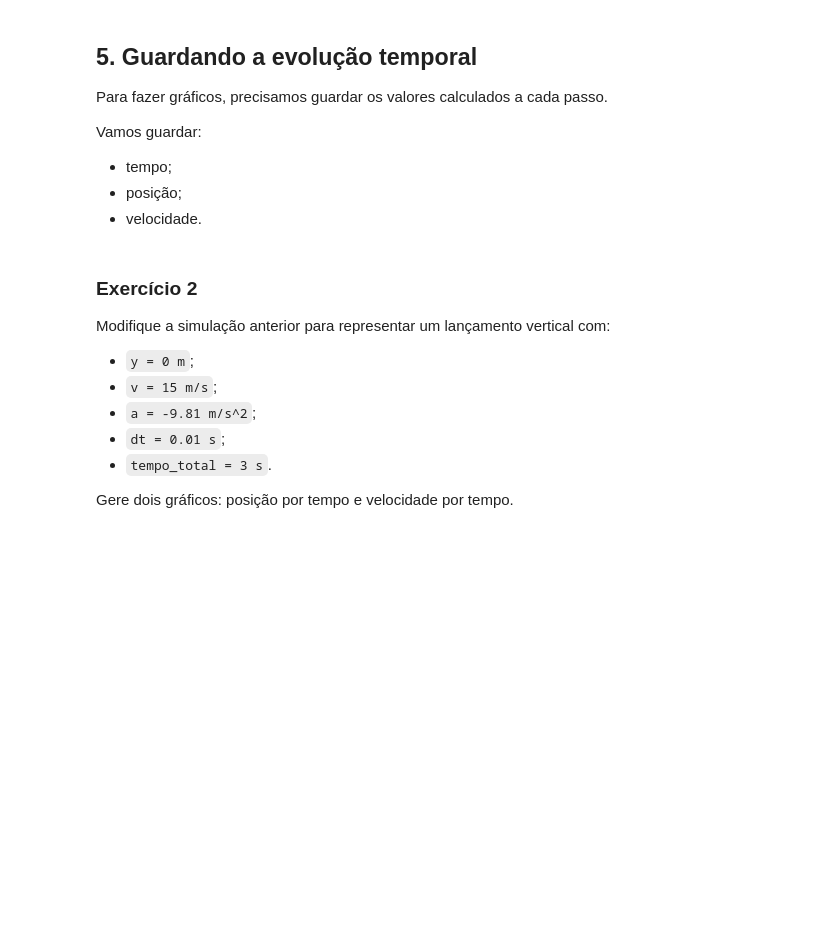
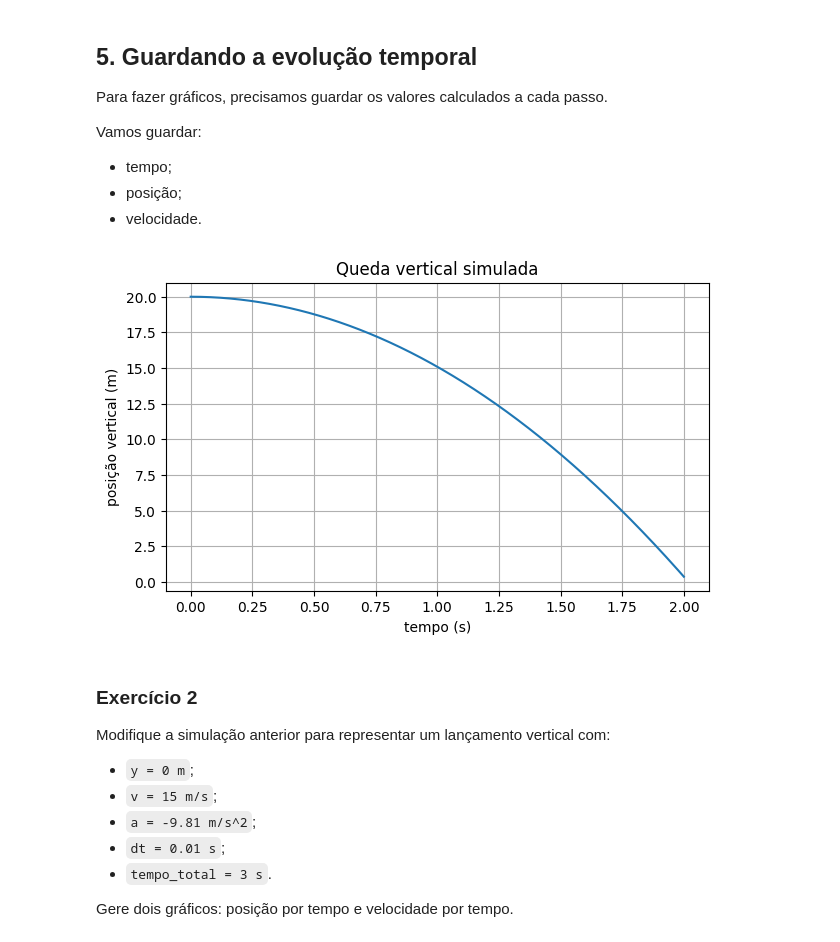
Before and after one commit to nexus-ufla/plano-inclinado, a Jupyter notebook: aulas/aula02_fisica_computacional.ipynb, the cells around one changed output. Saved outputs shown, nothing was run; the diff lists cells and outputs as text; code cells hidden in the pictures; blank space fills up the shorter version.

```diff
--- a/aulas/aula02_fisica_computacional.ipynb
+++ b/aulas/aula02_fisica_computacional.ipynb
@@ -142,31 +159,33 @@ Vamos guardar:
 # %%
 y = 20.0
 v = 0.0
 a = -9.81
-dt = 0.01
+dt = 0.001
 tempo_total = 2.0
-
+#0.001 + 0.001 + 0.001 + ... + 2.0
 n_passos = int(tempo_total / dt)
 
 tempos = np.zeros(n_passos + 1)
 posicoes = np.zeros(n_passos + 1)
 velocidades = np.zeros(n_passos + 1)
 
 posicoes[0] = y
 velocidades[0] = v
 
 for i in range(n_passos):
     tempos[i + 1] = tempos[i] + dt
     velocidades[i + 1] = velocidades[i] + a * dt
     posicoes[i + 1] = posicoes[i] + velocidades[i + 1] * dt
 
 plt.figure(figsize=(7, 4))
 plt.plot(tempos, posicoes)
 plt.xlabel("tempo (s)")
 plt.ylabel("posição vertical (m)")
 plt.title("Queda vertical simulada")
 plt.grid(True)
 plt.show()
+# %% [output]
+[figure, added]
 # %% [markdown]
 ### Exercício 2
 
```
Also changed, not shown: parts of 23 cells of this notebook, 1 other file.
